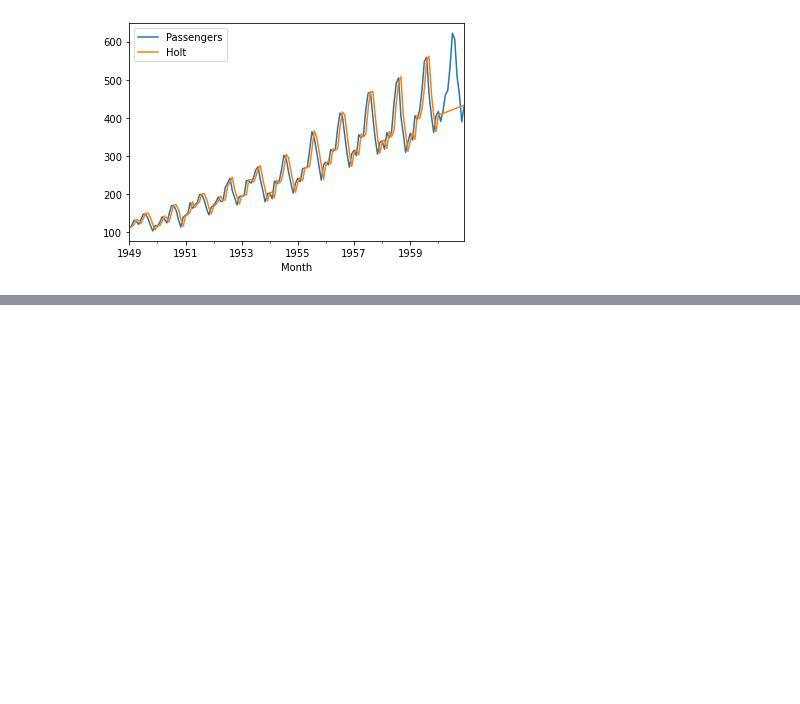
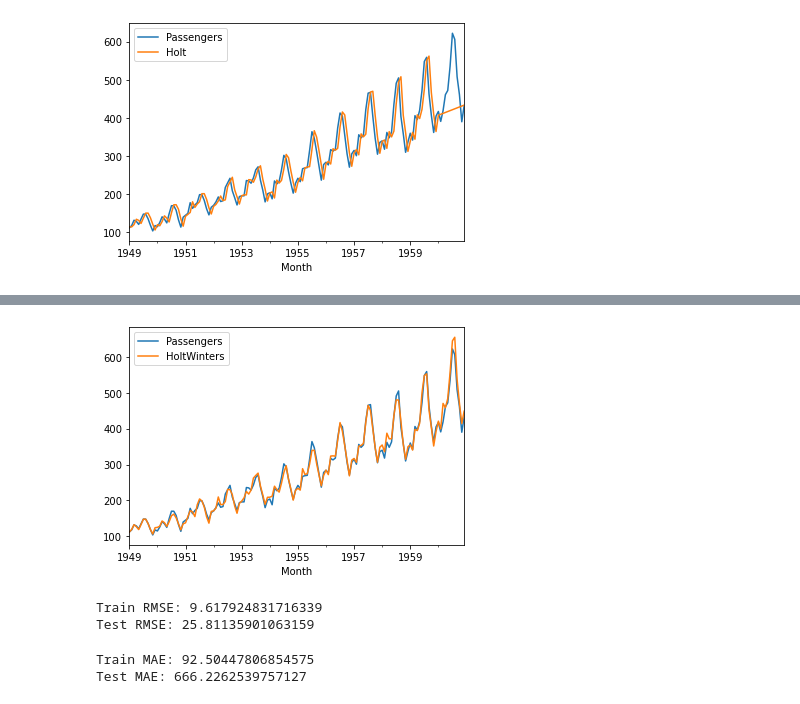
Before and after one commit to cafe-com-analytics/financial_engineering_adachi, a Jupyter notebook: notebooks/S3_EWMA_and_HoltWinters.ipynb, the cells around one changed output, grey strips where cells are left out. Drawn from its saved outputs; the diff is of its cells as text; code cells hidden in the pictures; blank space fills up the shorter version.

```diff
--- a/notebooks/S3_EWMA_and_HoltWinters.ipynb
+++ b/notebooks/S3_EWMA_and_HoltWinters.ipynb
@@ -186,0 +237,21 @@ df[['Passengers', 'Holt']].plot();
+# %%
+hw = ExponentialSmoothing(train['Passengers'], trend='mul', seasonal='mul', seasonal_periods=12)
+res_hw = hw.fit()
+# %%
+df.loc[:-N_test, 'HoltWinters'] = res_hw.fittedvalues
+df.loc[-N_test:, 'HoltWinters'] = res_hw.forecast(N_test)
+df[['Passengers', 'HoltWinters']].plot();
+# %% [output]
+[figure, added]
+# %%
+print("Train RMSE:", rmse(train['Passengers'], res_hw.fittedvalues))
+print("Test RMSE:", rmse(test['Passengers'], res_hw.forecast(N_test)))
+# %% [output]
+Train RMSE: 9.617924831716339
+Test RMSE: 25.81135901063159
+# %%
+print("Train MAE:", mae(train['Passengers'], res_hw.fittedvalues))
+print("Test MAE:", mae(test['Passengers'], res_hw.forecast(N_test)))
+# %% [output]
+Train MAE: 92.50447806854575
+Test MAE: 666.2262539757127
```
Also changed, not shown: parts of 11 cells of this notebook, 1 other file.
